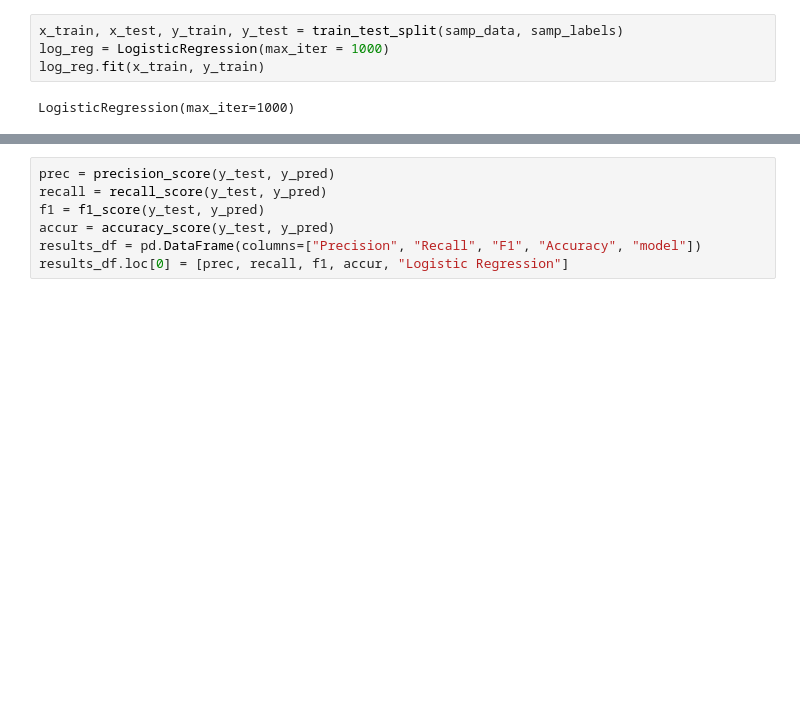
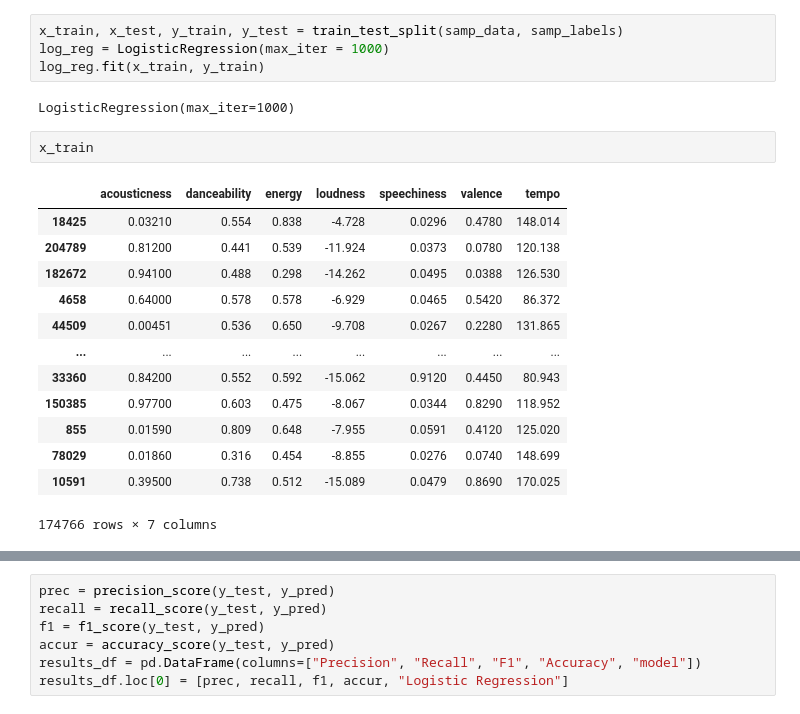
Before and after one commit to daniel-ethridge/MachineLearning, a Jupyter notebook: supervised/supervised.ipynb, the cells around one changed output, grey strips where cells are left out. Drawn from its saved outputs; the diff is of its cells as text; blank space fills up the shorter version.

```diff
--- a/supervised/scratch.ipynb
+++ b/supervised/supervised.ipynb
@@ -138,3 +138,19 @@ log_reg = LogisticRegression(max_iter = 1000)
 log_reg.fit(x_train, y_train)
 # %% [output]
 LogisticRegression(max_iter=1000)
+# %%
+x_train
+# %% [output]
+|  | acousticness | danceability | energy | loudness | speechiness | valence | tempo |
+| 18425 | 0.03210 | 0.554 | 0.838 | -4.728 | 0.0296 | 0.4780 | 148.014 |
+| 204789 | 0.81200 | 0.441 | 0.539 | -11.924 | 0.0373 | 0.0780 | 120.138 |
+| 182672 | 0.94100 | 0.488 | 0.298 | -14.262 | 0.0495 | 0.0388 | 126.530 |
+| 4658 | 0.64000 | 0.578 | 0.578 | -6.929 | 0.0465 | 0.5420 | 86.372 |
+| 44509 | 0.00451 | 0.536 | 0.650 | -9.708 | 0.0267 | 0.2280 | 131.865 |
+| ... | ... | ... | ... | ... | ... | ... | ... |
+| 33360 | 0.84200 | 0.552 | 0.592 | -15.062 | 0.9120 | 0.4450 | 80.943 |
+| 150385 | 0.97700 | 0.603 | 0.475 | -8.067 | 0.0344 | 0.8290 | 118.952 |
+| 855 | 0.01590 | 0.809 | 0.648 | -7.955 | 0.0591 | 0.4120 | 125.020 |
+| 78029 | 0.01860 | 0.316 | 0.454 | -8.855 | 0.0276 | 0.0740 | 148.699 |
+| 10591 | 0.39500 | 0.738 | 0.512 | -15.089 | 0.0479 | 0.8690 | 170.025 |
+174766 rows × 7 columns
```
Also changed, not shown: parts of 14 cells of this notebook, 1 other file.
